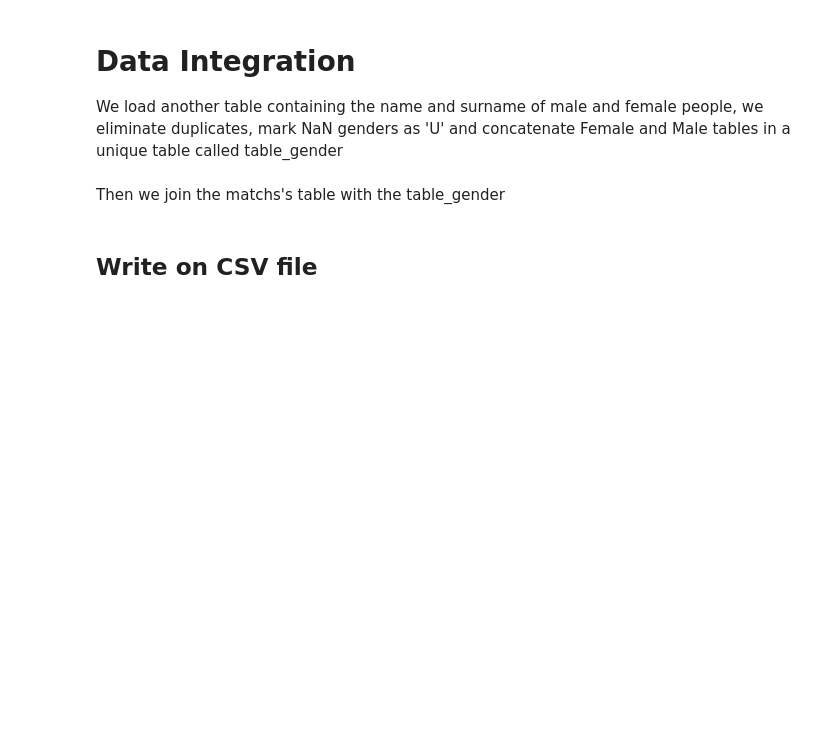
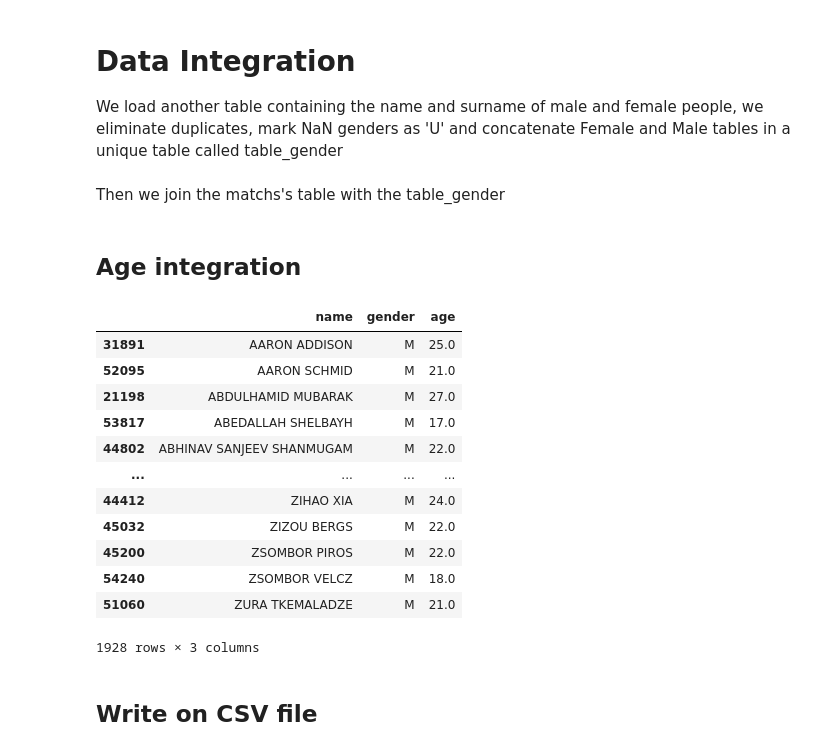
Before and after one commit to mimmo96/DM-project21, a Jupyter notebook: 1_Data_Integration.ipynb, the cells around one changed output. Cells and saved outputs as stored; diff of their text form; code cells hidden in the pictures; blank space fills up the shorter version.

```diff
--- a/1_Data_Integration.ipynb
+++ b/1_Data_Integration.ipynb
@@ -90,6 +90,32 @@ matches.rename(columns={'gender': 'loser_gender'}, inplace = True)
 #matches.loser_gender=matches.loser_gender.replace({'U': np.nan}, regex=True)
 #matches.loser_hand=matches.loser_hand.replace({'U': np.nan}, regex=True)
 #matches.winner_hand=matches.winner_hand.replace({'U': np.nan}, regex=True)
+# %% [markdown]
+## Age integration
+# %%
+df_age = pd.read_csv('dataset/players_age.csv', sep =';')
+df_age.dropna(inplace = True)
+del df_age['Column 1']
+df_age['name'] = df_age['name'].str.upper()
+result['name'] = result['name'].str.upper()
+#result.set_axis(['name', 'gender'], axis = 1, inplace = True)
+Names = pd.merge(result, df_age, how = 'left', on = 'name')
+Names.dropna(inplace = True)
+Names.sort_values(['name'])
+# %% [output]
+|  | name | gender | age |
+| 31891 | AARON ADDISON | M | 25.0 |
+| 52095 | AARON SCHMID | M | 21.0 |
+| 21198 | ABDULHAMID MUBARAK | M | 27.0 |
+| 53817 | ABEDALLAH SHELBAYH | M | 17.0 |
+| 44802 | ABHINAV SANJEEV SHANMUGAM | M | 22.0 |
+| ... | ... | ... | ... |
+| 44412 | ZIHAO XIA | M | 24.0 |
+| 45032 | ZIZOU BERGS | M | 22.0 |
+| 45200 | ZSOMBOR PIROS | M | 22.0 |
+| 54240 | ZSOMBOR VELCZ | M | 18.0 |
+| 51060 | ZURA TKEMALADZE | M | 21.0 |
+1928 rows × 3 columns
 # %% [markdown]
 ## Write on CSV file
 # %%
```
Also changed, not shown: 5 other files.
